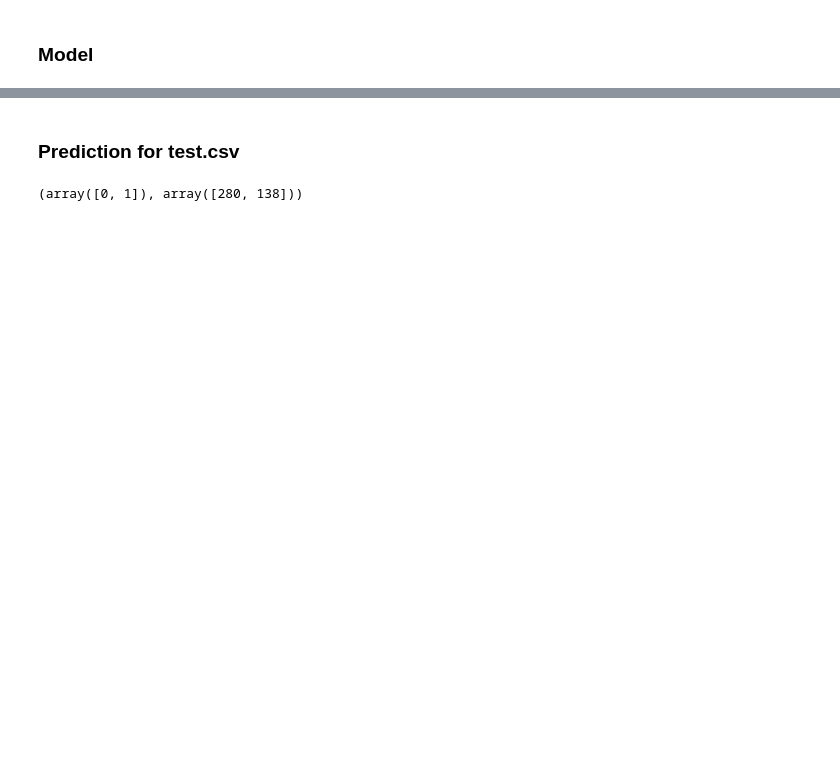
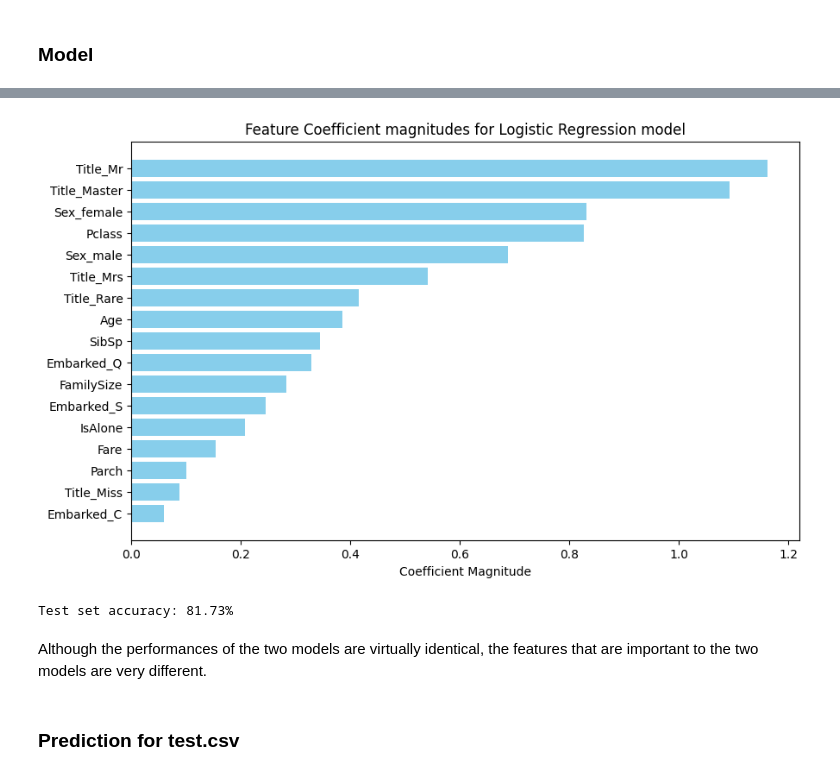
Before and after one commit to SutikshanUpman/Titanic_ML_prediction, a Jupyter notebook: main.ipynb, the cells around one changed output, grey strips where cells are left out. Drawn from its saved outputs; the diff is of its cells as text; code cells hidden in the pictures; blank space fills up the shorter version.

```diff
--- a/main.ipynb
+++ b/main.ipynb
@@ -278,7 +369,32 @@ Test set accuracy: 76.14%
+# %%
+coefficients = lr.named_steps['classifier'].coef_[0]
+
+numerical_feature_names = numerical_features
+categorical_feature_names = (lr.named_steps['preprocessor']
+                                     .named_transformers_['cat']
+                                     .named_steps['onehot']
+                                     .get_feature_names_out(categorical_features)
+                            )
+feature_names = numerical_feature_names + list(categorical_feature_names)
+# %%
+importance_df = pd.DataFrame({
+    'Feature': feature_names,
+    'Coefficient': coefficients
+}).sort_values(by='Coefficient', ascending=False, key=abs)  # Sort by absolute values
+
+plt.figure(figsize=(10, 6))
+plt.barh(importance_df['Feature'], importance_df['Coefficient'].abs(), color='skyblue')
+plt.gca().invert_yaxis()
+plt.title('Feature Coefficient magnitudes for Logistic Regression model')
+plt.xlabel('Coefficient Magnitude')
+plt.show()
+
+test_score = lr.score(X_test, y_test)
+print(f"\nTest set accuracy: {test_score:.2%}")
+# %% [output]
+[figure, added]
+Test set accuracy: 81.73%
+# %% [markdown]
+Although the performances of the two models are virtually identical, the features that are important to the two models are very different.
 # %% [markdown]
 ### Prediction for test.csv
-# %%
-y_submission = model.predict(X_sub)
-np.unique(y_submission, return_counts=True)
-# %% [output]
-(array([0, 1]), array([280, 138]))
```
Also changed, not shown: parts of 38 cells of this notebook.
